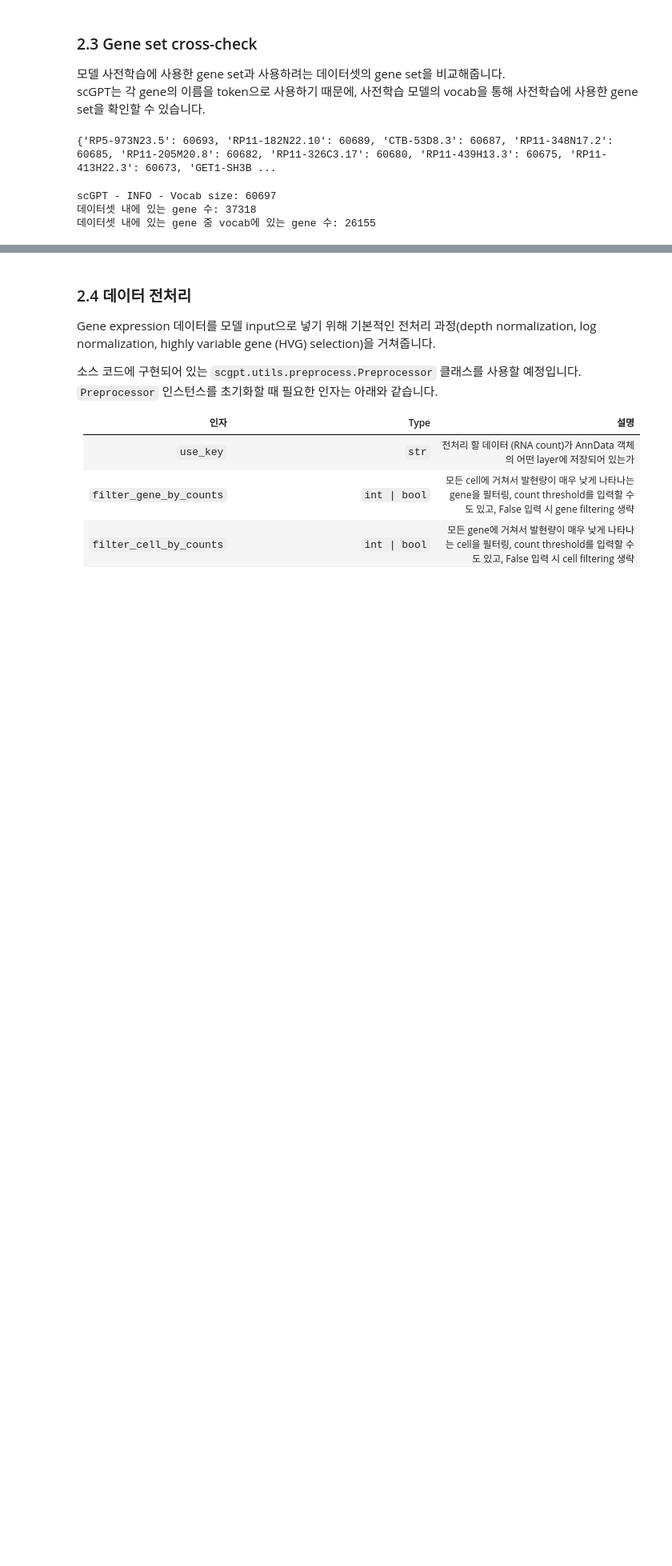
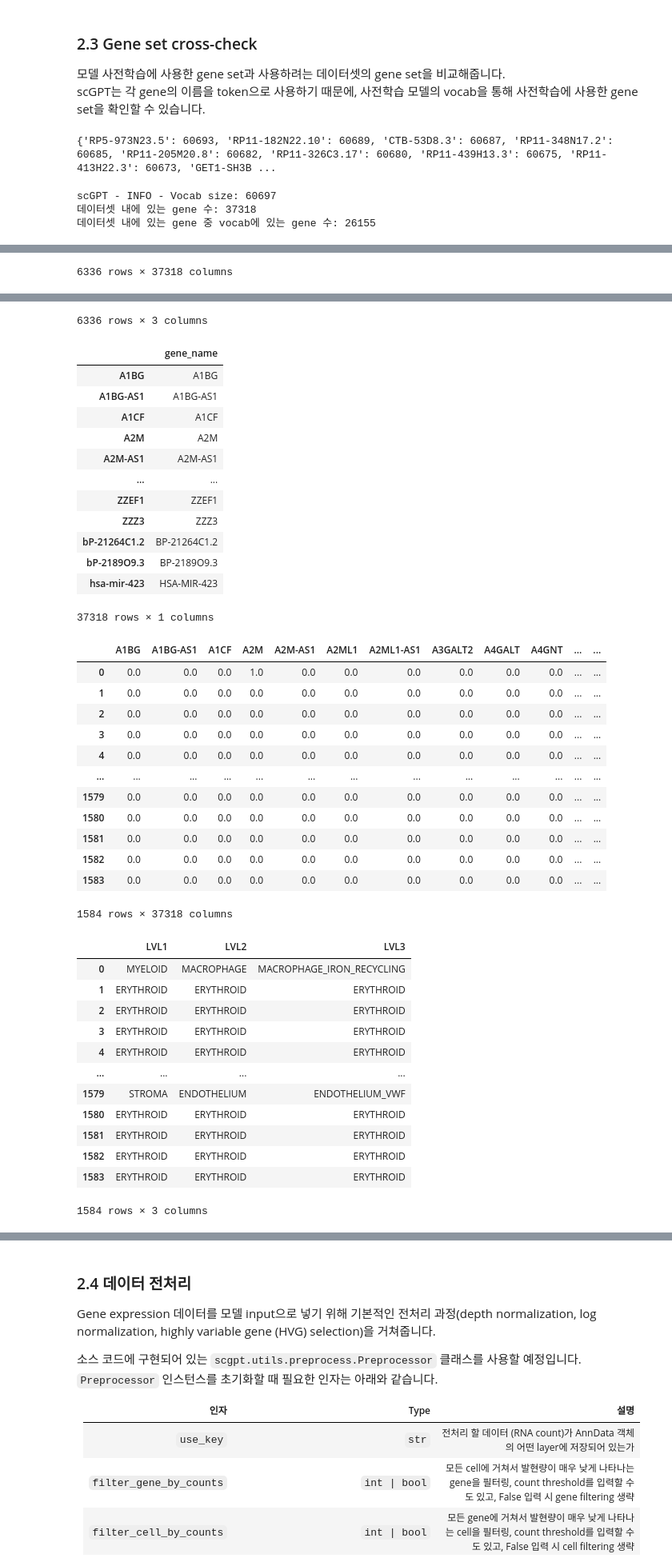
Before and after one commit to Seung-heon-Baek/KSBi-BIML-2025, a Jupyter notebook: Copy_of_[BIML2025]Advanced_Deep_Learning_Models_for_Biomedical_Research_II_Practice_정답용.ipynb, the cells around one changed output, grey strips where cells are left out. Shown at 80% size. Cells and saved outputs as stored; diff of their text form; code cells hidden in the pictures; blank space fills up the shorter version.

```diff
--- a/Copy_of_[BIML2025]Advanced_Deep_Learning_Models_for_Biomedical_Research_II_Practice_정답용.ipynb
+++ b/Copy_of_[BIML2025]Advanced_Deep_Learning_Models_for_Biomedical_Research_II_Practice_정답용.ipynb
@@ -448,3 +552,12 @@ old_vocab = Vocab({token: i for i, token in enumerate(vocab)}, default_index=voc
 scGPT - INFO - Vocab size: 60697
 데이터셋 내에 있는 gene 수: 37318
 데이터셋 내에 있는 gene 중 vocab에 있는 gene 수: 26155
+# %%
+display(adata.to_df())
+display(adata.obs)
+display(adata.var)
+
+display(adata_test.to_df())
+display(adata_test.obs)
+display(adata_test.var)
+# %% [output]
@@ -450,0 +576 @@ scGPT - INFO - Vocab size: 60697
+6336 rows × 37318 columns
@@ -450,0 +589,40 @@ scGPT - INFO - Vocab size: 60697
+6336 rows × 3 columns
+|  | gene_name |
+| A1BG | A1BG |
+| A1BG-AS1 | A1BG-AS1 |
+| A1CF | A1CF |
+| A2M | A2M |
+| A2M-AS1 | A2M-AS1 |
+| ... | ... |
+| ZZEF1 | ZZEF1 |
+| ZZZ3 | ZZZ3 |
+| bP-21264C1.2 | BP-21264C1.2 |
+| bP-2189O9.3 | BP-2189O9.3 |
+| hsa-mir-423 | HSA-MIR-423 |
+37318 rows × 1 columns
+|  | A1BG | A1BG-AS1 | A1CF | A2M | A2M-AS1 | A2ML1 | A2ML1-AS1 | A3GALT2 | A4GALT | A4GNT | ... | ... |
+| 0 | 0.0 | 0.0 | 0.0 | 1.0 | 0.0 | 0.0 | 0.0 | 0.0 | 0.0 | 0.0 | ... | ... |
+| 1 | 0.0 | 0.0 | 0.0 | 0.0 | 0.0 | 0.0 | 0.0 | 0.0 | 0.0 | 0.0 | ... | ... |
+| 2 | 0.0 | 0.0 | 0.0 | 0.0 | 0.0 | 0.0 | 0.0 | 0.0 | 0.0 | 0.0 | ... | ... |
+| 3 | 0.0 | 0.0 | 0.0 | 0.0 | 0.0 | 0.0 | 0.0 | 0.0 | 0.0 | 0.0 | ... | ... |
+| 4 | 0.0 | 0.0 | 0.0 | 0.0 | 0.0 | 0.0 | 0.0 | 0.0 | 0.0 | 0.0 | ... | ... |
+| ... | ... | ... | ... | ... | ... | ... | ... | ... | ... | ... | ... | ... |
+| 1579 | 0.0 | 0.0 | 0.0 | 0.0 | 0.0 | 0.0 | 0.0 | 0.0 | 0.0 | 0.0 | ... | ... |
+| 1580 | 0.0 | 0.0 | 0.0 | 0.0 | 0.0 | 0.0 | 0.0 | 0.0 | 0.0 | 0.0 | ... | ... |
+| 1581 | 0.0 | 0.0 | 0.0 | 0.0 | 0.0 | 0.0 | 0.0 | 0.0 | 0.0 | 0.0 | ... | ... |
+| 1582 | 0.0 | 0.0 | 0.0 | 0.0 | 0.0 | 0.0 | 0.0 | 0.0 | 0.0 | 0.0 | ... | ... |
+| 1583 | 0.0 | 0.0 | 0.0 | 0.0 | 0.0 | 0.0 | 0.0 | 0.0 | 0.0 | 0.0 | ... | ... |
+1584 rows × 37318 columns
+|  | LVL1 | LVL2 | LVL3 |
+| 0 | MYELOID | MACROPHAGE | MACROPHAGE_IRON_RECYCLING |
+| 1 | ERYTHROID | ERYTHROID | ERYTHROID |
+| 2 | ERYTHROID | ERYTHROID | ERYTHROID |
+| 3 | ERYTHROID | ERYTHROID | ERYTHROID |
+| 4 | ERYTHROID | ERYTHROID | ERYTHROID |
+| ... | ... | ... | ... |
+| 1579 | STROMA | ENDOTHELIUM | ENDOTHELIUM_VWF |
+| 1580 | ERYTHROID | ERYTHROID | ERYTHROID |
+| 1581 | ERYTHROID | ERYTHROID | ERYTHROID |
+| 1582 | ERYTHROID | ERYTHROID | ERYTHROID |
+| 1583 | ERYTHROID | ERYTHROID | ERYTHROID |
+1584 rows × 3 columns
```
Also changed, not shown: parts of 13 cells of this notebook.
